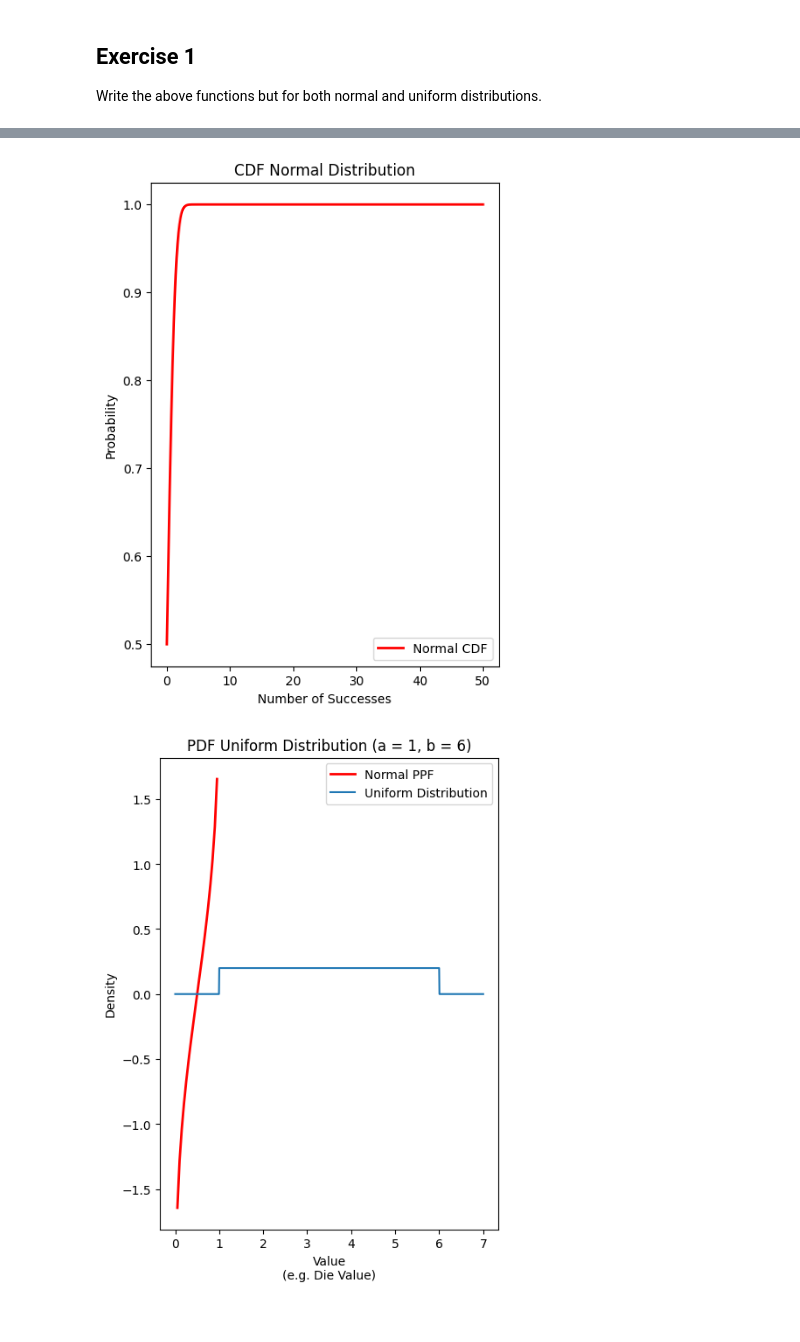
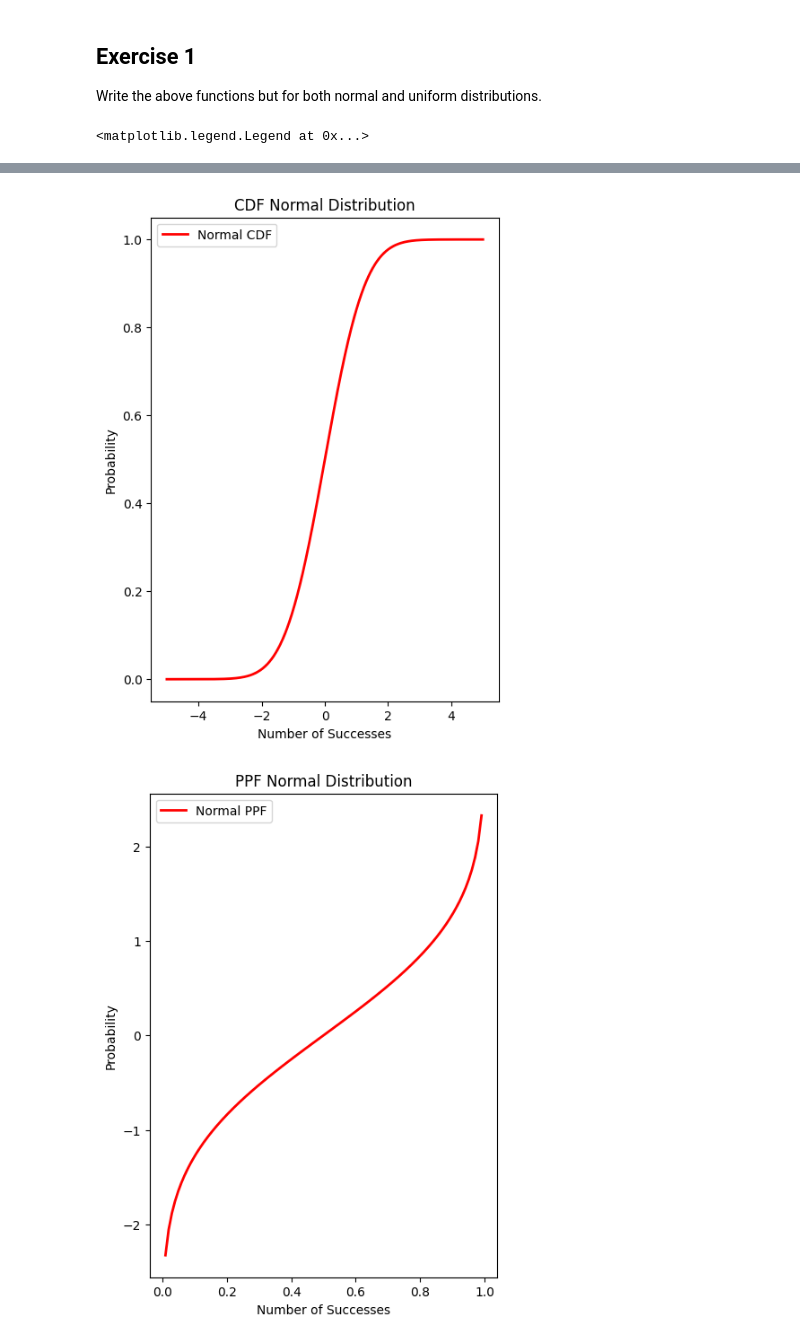
Before and after one commit to 4GeeksAcademy/Team-Crunchy-Tacos_probability-distribution-exercises-project-with-python, a Jupyter notebook: notebook/problems.ipynb, the cells around one changed output, grey strips where cells are left out. Saved outputs shown, nothing was run; the diff lists cells and outputs as text; code cells hidden in the pictures.

```diff
--- a/notebook/problems.ipynb
+++ b/notebook/problems.ipynb
@@ -91,14 +91,12 @@ Write the above functions but for both normal and uniform distributions.
 from scipy.stats import norm
 np.random.seed(42)
 
-size = 10
-prob = 0.2
-data = rbinom(2000, size = 10, prob = 0.2)
+x = np.linspace(-5, 5, 1000)
+p = np.linspace(0.01, 0.99, 100)
 
 mu = 0
 sigma = 1
 
-x = np.linspace(0, 50, 1000)
 pdf_normal = norm.pdf(x, mu, sigma)
 
 plt.figure(figsize=(5, 7))
@@ -109,7 +107,6 @@ plt.ylabel('Probability')
 plt.legend()
 
 
-x = np.linspace(0, 50, 1000)
 cdf_normal = norm.cdf(x, mu, sigma)
 
 plt.figure(figsize=(5, 7))
@@ -120,55 +117,14 @@ plt.ylabel('Probability')
 plt.legend()
 
 
-x = np.linspace(0, 50, 1000)
-ppf_normal = norm.ppf(x, mu, sigma)
+
+ppf_normal = norm.ppf(p, mu, sigma)
 
 plt.figure(figsize=(5, 7))
-plt.plot(x, ppf_normal, 'r-', label='Normal PPF', linewidth=2)
+plt.plot(p, ppf_normal, 'r-', label='Normal PPF', linewidth=2)
 plt.title('PPF Normal Distribution')
 plt.xlabel('Number of Successes')
 plt.ylabel('Probability')
 plt.legend()
-
-#uniform distribution
-from scipy.stats import uniform
-
-# Parameters
-a = 1
-b = 6
-x = np.linspace(0, b+1, 1000)
-pdf_uniform = uniform.pdf(x, loc=a, scale=b-a)
-cdf_uniform = uniform.cdf(x, loc=a, scale=b-a)
-ppf_uniform = uniform.ppf(x, loc=a, scale=b-a)
-
-
-# Plotting
-plt.plot(x, pdf_uniform, label='Uniform Distribution')
-plt.title(f"PDF Uniform Distribution (a = {a}, b = {b})")
-plt.xlabel("Value\n(e.g. Die Value)")
-plt.ylabel("Density")
-# plt.axvline(a, color='red', linestyle='--', label='Lower Bound (1)')  # Line at lower bound
-# plt.axvline(b, color='green', linestyle='--', label='Upper Bound (6)')  # Line at upper bound
-plt.legend()
-plt.show()
-
-# Plotting
-plt.plot(x, cdf_uniform, label='Uniform Distribution')
-plt.title(f"CDF Uniform Distribution (a = {a}, b = {b})")
-plt.xlabel("Value\n(e.g. Die Value)")
-plt.ylabel("Density")
-# plt.axvline(a, color='red', linestyle='--', label='Lower Bound (1)')  # Line at lower bound
-# plt.axvline(b, color='green', linestyle='--', label='Upper Bound (6)')  # Line at upper bound
-plt.legend()
-plt.show()
-
-# Plotting
-plt.plot(x, ppf_uniform, label='Uniform Distribution')
-plt.title(f"PPF Uniform Distribution (a = {a}, b = {b})")
-plt.xlabel("Value\n(e.g. Die Value)")
-plt.ylabel("Density")
-# plt.axvline(a, color='red', linestyle='--', label='Lower Bound (1)')  # Line at lower bound
-# plt.axvline(b, color='green', linestyle='--', label='Upper Bound (6)')  # Line at upper bound
-plt.legend()
-plt.show()
 # %% [output]
+<matplotlib.legend.Legend at 0x...>
@@ -176,2 +132,2 @@ plt.show()
-[figure, old version]
+[figure, new version]
-[figure, old version]
+[figure, new version]
```
Also changed, not shown: parts of 2 cells of this notebook.
